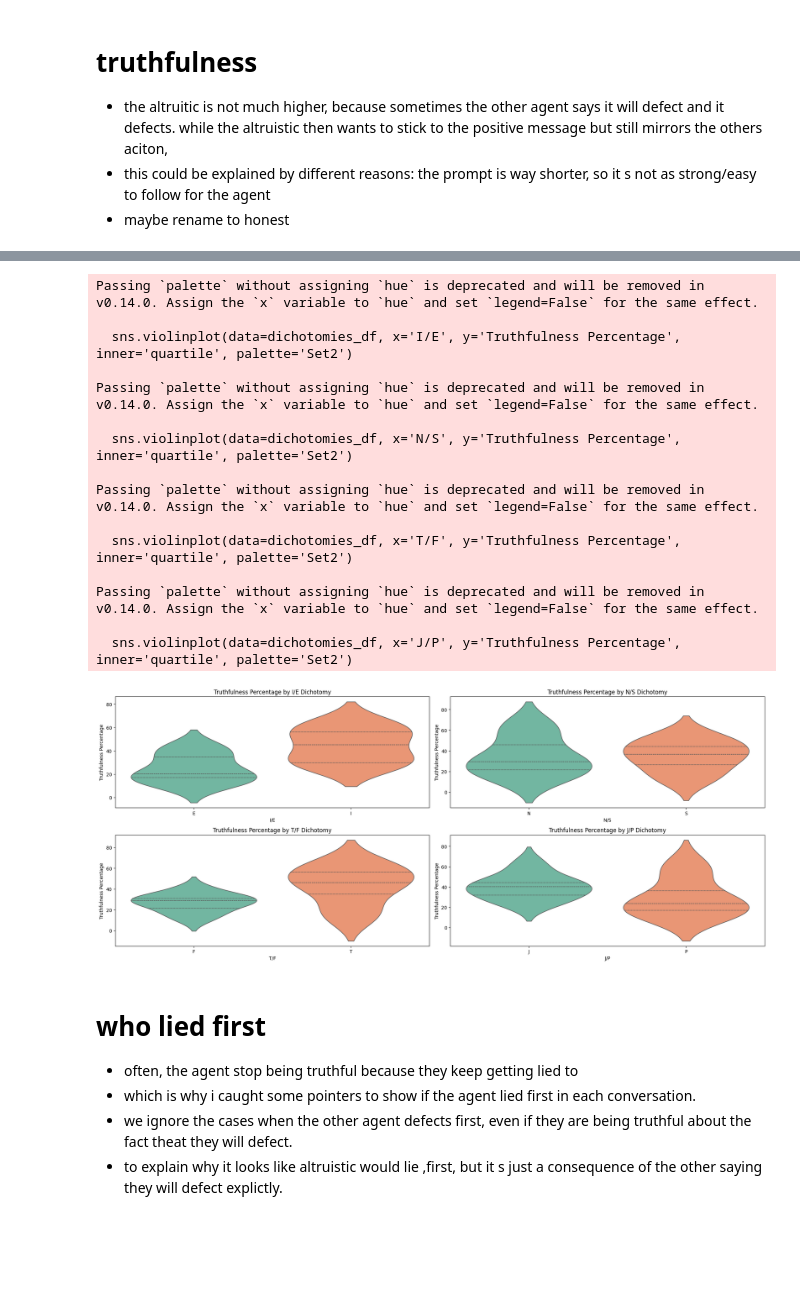
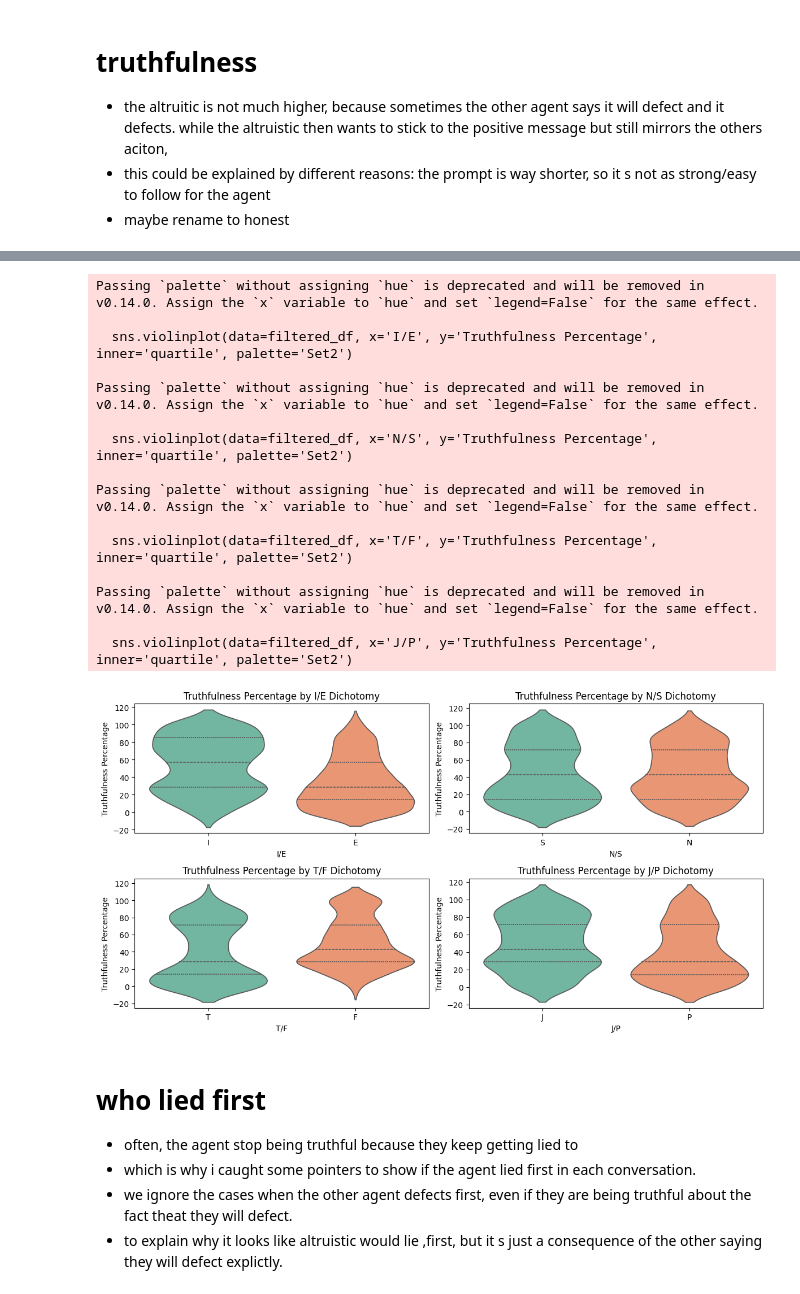
Before and after one commit to mathislindner/Multi-Agent-LLM-Game-Theory, a Jupyter notebook: plot_results.ipynb, the cells around one changed output, grey strips where cells are left out. Saved outputs shown, nothing was run; the diff lists cells and outputs as text; code cells hidden in the pictures; blank space fills up the shorter version.

```diff
--- a/plot_results.ipynb
+++ b/plot_results.ipynb
@@ -10,7 +10,7 @@ games_names = ["prisoners_dilemma"] #pd, generic...
 # %%
 #columns = model_name,personality_1,personality_2,agent_1_scores,agent_2_scores,agent_1_messages,agent_2_messages,agent_1_actions,agent_2_actions,total_rounds
 
-folder_path = "/cluster/home/mlindner/Github/master_thesis_project/src/data/outputs/"
+folder_path = "src/data/outputs/"
 files_in_folder = os.listdir(folder_path)
 list_of_files = [x for x in files_in_folder if x.endswith("solved.csv")]
 list_of_files = [x for x in list_of_files if any(game in x for game in games_names)]
@@ -276,61 +275,60 @@ Passing `palette` without assigning `hue` is deprecated and will be removed in v
 # %%
-# Filter out the control groups
-filtered_df = mean_truthfulness[~mean_truthfulness['Personality'].isin(['NONE', 'ALTRUISTIC', 'SELFISH'])]
+# Filter out the control groups first, working with individual-level data
+filtered_df = truthfulness_df[~truthfulness_df['Personality'].isin(['NONE', 'ALTRUISTIC', 'SELFISH'])].copy()
 
-# Create a new DataFrame to store the dichotomies
-dichotomies_df = pd.DataFrame()
+# Create a new DataFrame for the dichotomies based on each individual's personality
+filtered_df['I/E'] = filtered_df['Personality'].apply(lambda x: 'I' if x[0] == 'I' else 'E')
+filtered_df['N/S'] = filtered_df['Personality'].apply(lambda x: 'N' if x[1] == 'N' else 'S')
+filtered_df['T/F'] = filtered_df['Personality'].apply(lambda x: 'T' if x[2] == 'T' else 'F')
+filtered_df['J/P'] = filtered_df['Personality'].apply(lambda x: 'J' if x[3] == 'J' else 'P')
 
-# Map each personality to its dichotomies
-dichotomies_df['I/E'] = filtered_df['Personality'].apply(lambda x: 'I' if x[0] == 'I' else 'E')
-dichotomies_df['N/S'] = filtered_df['Personality'].apply(lambda x: 'N' if x[1] == 'N' else 'S')
-dichotomies_df['T/F'] = filtered_df['Personality'].apply(lambda x: 'T' if x[2] == 'T' else 'F')
-dichotomies_df['J/P'] = filtered_df['Personality'].apply(lambda x: 'J' if x[3] == 'J' else 'P')
-dichotomies_df['Truthfulness Percentage'] = mean_truthfulness['Truthfulness Percentage']
-
-# Plot the boxplots for each dichotomy
-plt.figure(figsize=(20, 12))
+# Plot the violin plots for each dichotomy using individual-level data
+plt.figure(figsize=(12, 9))
 
 plt.subplot(3, 2, 1)
-sns.violinplot(data=dichotomies_df, x='I/E', y='Truthfulness Percentage', inner='quartile', palette='Set2')
+sns.violinplot(data=filtered_df, x='I/E', y='Truthfulness Percentage', inner='quartile', palette='Set2')
 plt.title('Truthfulness Percentage by I/E Dichotomy')
 
 plt.subplot(3, 2, 2)
-sns.violinplot(data=dichotomies_df, x='N/S', y='Truthfulness Percentage', inner='quartile', palette='Set2')
+sns.violinplot(data=filtered_df, x='N/S', y='Truthfulness Percentage', inner='quartile', palette='Set2')
 plt.title('Truthfulness Percentage by N/S Dichotomy')
 
 plt.subplot(3, 2, 3)
-sns.violinplot(data=dichotomies_df, x='T/F', y='Truthfulness Percentage', inner='quartile', palette='Set2')
+sns.violinplot(data=filtered_df, x='T/F', y='Truthfulness Percentage', inner='quartile', palette='Set2')
 plt.title('Truthfulness Percentage by T/F Dichotomy')
 
 plt.subplot(3, 2, 4)
-sns.violinplot(data=dichotomies_df, x='J/P', y='Truthfulness Percentage', inner='quartile', palette='Set2')
+sns.violinplot(data=filtered_df, x='J/P', y='Truthfulness Percentage', inner='quartile', palette='Set2')
 plt.title('Truthfulness Percentage by J/P Dichotomy')
 
+# Optional: include this if you still want to show the control groups
 """
 plt.subplot(3, 2, 5)
-sns.violinplot(data=mean_truthfulness[mean_truthfulness['Personality'].isin(['NONE', 'ALTRUISTIC', 'SELFISH'])], x='Personality', y='Truthfulness Percentage', inner='quartile', palette='Set2')
+sns.violinplot(data=truthfulness_df[truthfulness_df['Personality'].isin(['NONE', 'ALTRUISTIC', 'SELFISH'])],
+               x='Personality', y='Truthfulness Percentage', inner='quartile', palette='Set2')
 plt.title('Truthfulness Percentage by NONE, Altruistic, and Selfish')
 """
 
 plt.tight_layout()
+plt.savefig(f"{plots_dir}/dichotomies_violin_truthfulness_percentage.png", dpi=300, bbox_inches='tight')
 plt.show()
 # %% [output]
 Passing `palette` without assigning `hue` is deprecated and will be removed in v0.14.0. Assign the `x` variable to `hue` and set `legend=False` for the same effect.
 
-  sns.violinplot(data=dichotomies_df, x='I/E', y='Truthfulness Percentage', inner='quartile', palette='Set2')
+  sns.violinplot(data=filtered_df, x='I/E', y='Truthfulness Percentage', inner='quartile', palette='Set2')
 
 Passing `palette` without assigning `hue` is deprecated and will be removed in v0.14.0. Assign the `x` variable to `hue` and set `legend=False` for the same effect.
 
-  sns.violinplot(data=dichotomies_df, x='N/S', y='Truthfulness Percentage', inner='quartile', palette='Set2')
+  sns.violinplot(data=filtered_df, x='N/S', y='Truthfulness Percentage', inner='quartile', palette='Set2')
 
 Passing `palette` without assigning `hue` is deprecated and will be removed in v0.14.0. Assign the `x` variable to `hue` and set `legend=False` for the same effect.
 
-  sns.violinplot(data=dichotomies_df, x='T/F', y='Truthfulness Percentage', inner='quartile', palette='Set2')
+  sns.violinplot(data=filtered_df, x='T/F', y='Truthfulness Percentage', inner='quartile', palette='Set2')
 
 Passing `palette` without assigning `hue` is deprecated and will be removed in v0.14.0. Assign the `x` variable to `hue` and set `legend=False` for the same effect.
 
-  sns.violinplot(data=dichotomies_df, x='J/P', y='Truthfulness Percentage', inner='quartile', palette='Set2')
+  sns.violinplot(data=filtered_df, x='J/P', y='Truthfulness Percentage', inner='quartile', palette='Set2')
-[figure, old version]
+[figure, new version]
 # %% [markdown]
 # who lied first
 - often, the agent stop being truthful because they keep getting lied to
```
Also changed, not shown: parts of 7 cells of this notebook, 1 other file.
